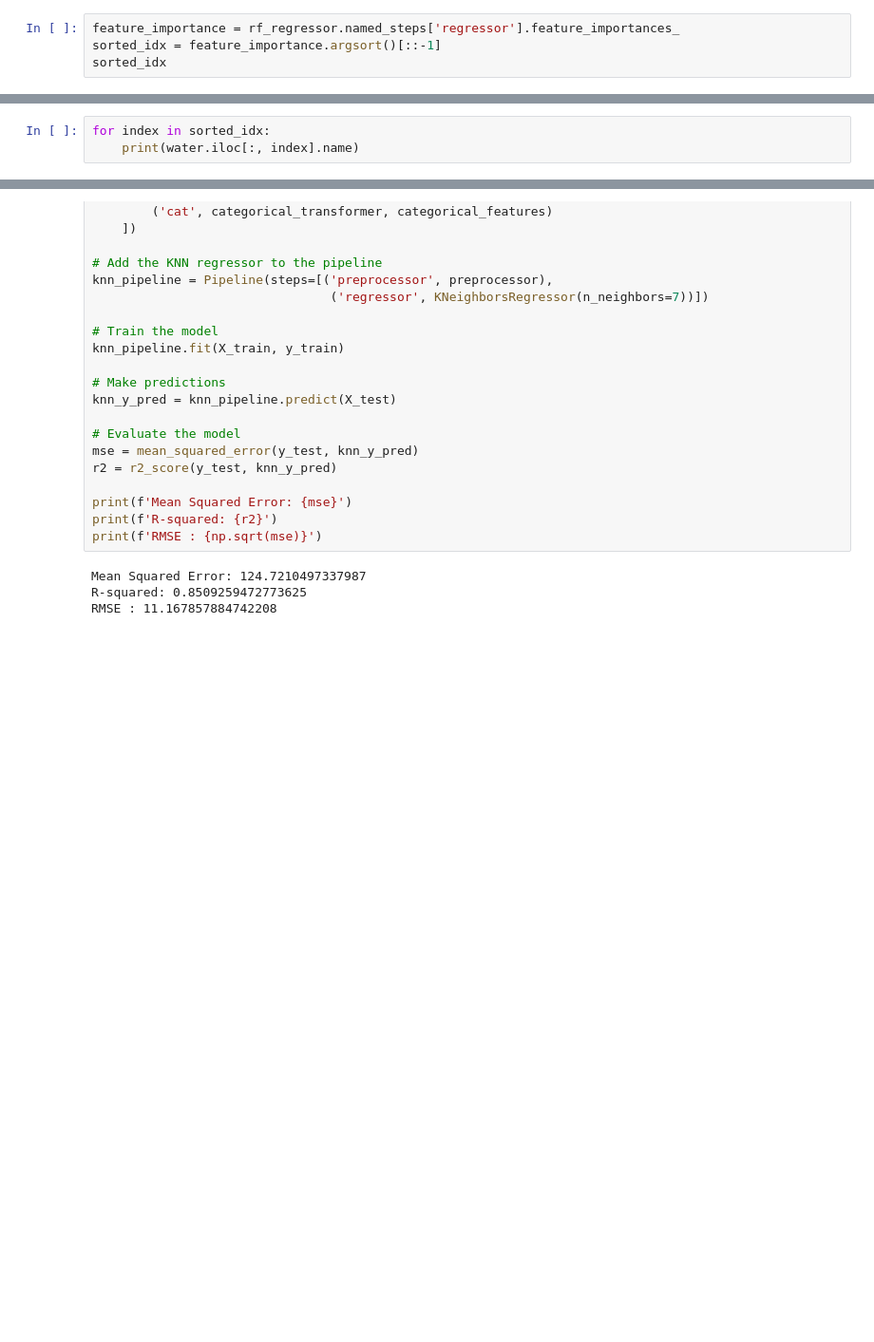
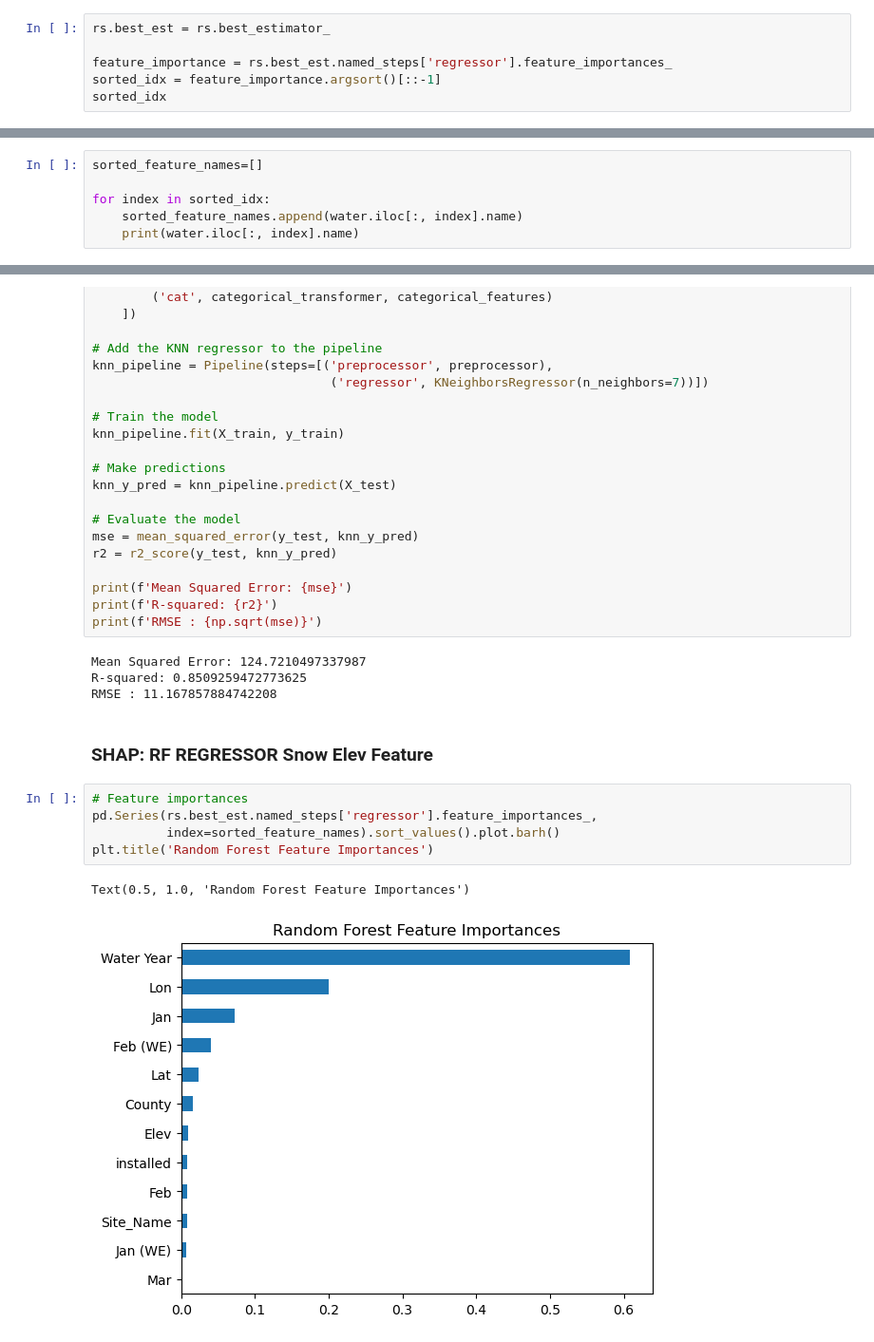
Before and after one commit to aajb99/final_proj_486, a Jupyter notebook: final_mod_rf.ipynb, the cells around one changed output, grey strips where cells are left out. Shown at 95% size. Cells and saved outputs as stored; diff of their text form; blank space fills up the shorter version.

Commit message:
Currently editing shap

```diff
--- a/final_mod_rf.ipynb
+++ b/final_mod_rf.ipynb
@@ -204,11 +204,16 @@ Random Forest Regressor Training MSE: 14.585261724781091
 # %%
-feature_importance = rf_regressor.named_steps['regressor'].feature_importances_
+rs.best_est = rs.best_estimator_
+
+feature_importance = rs.best_est.named_steps['regressor'].feature_importances_
 sorted_idx = feature_importance.argsort()[::-1]
 sorted_idx
 # %% [output]
 array([10,  9,  4,  0,  7,  5,  8,  2,  1,  3,  6, 11], dtype=int64)
 # %%
+sorted_feature_names=[]
+
 for index in sorted_idx:
+    sorted_feature_names.append(water.iloc[:, index].name)
     print(water.iloc[:, index].name)
 # %% [output]
 Feb (WE)
@@ -394,3 +399,13 @@ print(f'RMSE : {np.sqrt(mse)}')
 Mean Squared Error: 124.7210497337987
 R-squared: 0.8509259472773625
 RMSE : 11.167857884742208
+# %% [markdown]
+### SHAP: RF REGRESSOR Snow Elev Feature
+# %%
+# Feature importances
+pd.Series(rs.best_est.named_steps['regressor'].feature_importances_,
+          index=sorted_feature_names).sort_values().plot.barh()
+plt.title('Random Forest Feature Importances')
+# %% [output]
+Text(0.5, 1.0, 'Random Forest Feature Importances')
+[figure, added]
```
Also changed, not shown: parts of 10 cells of this notebook.
